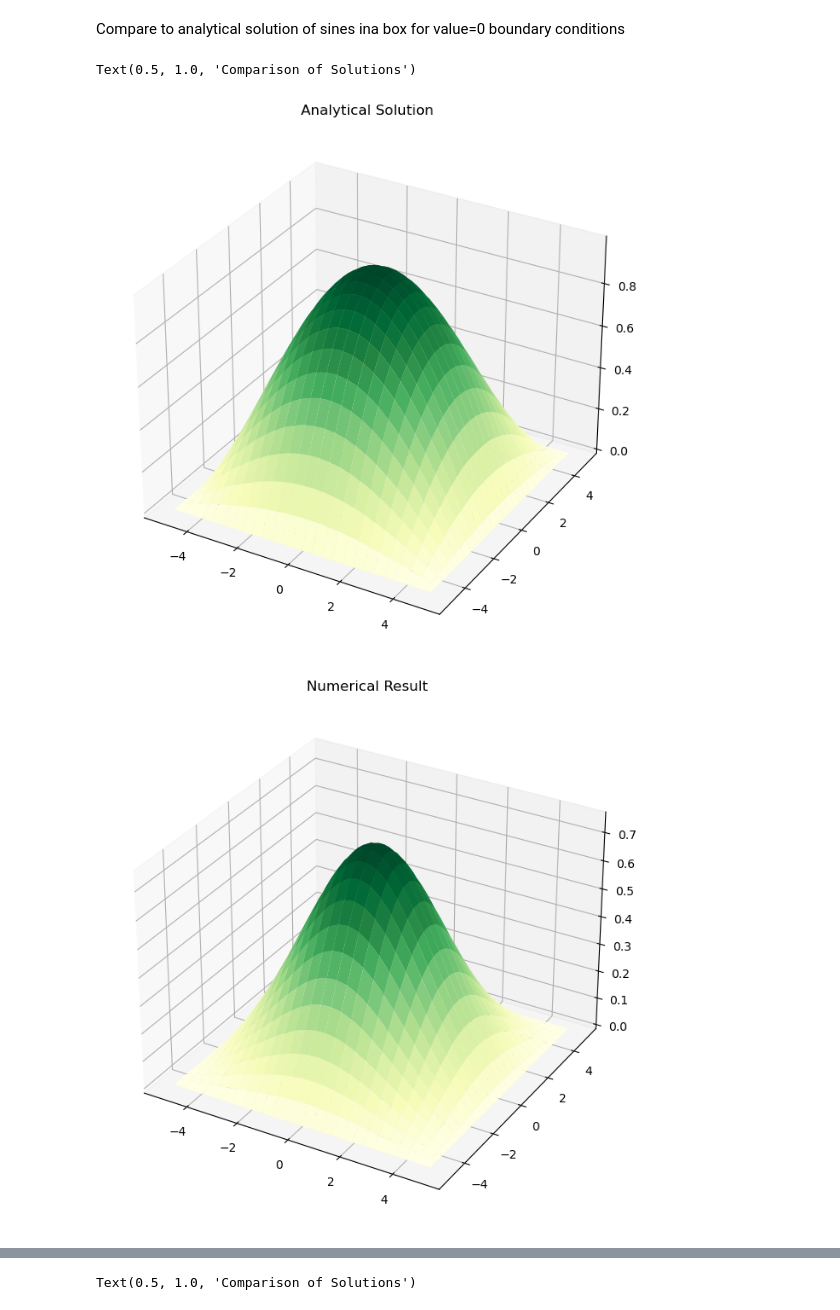
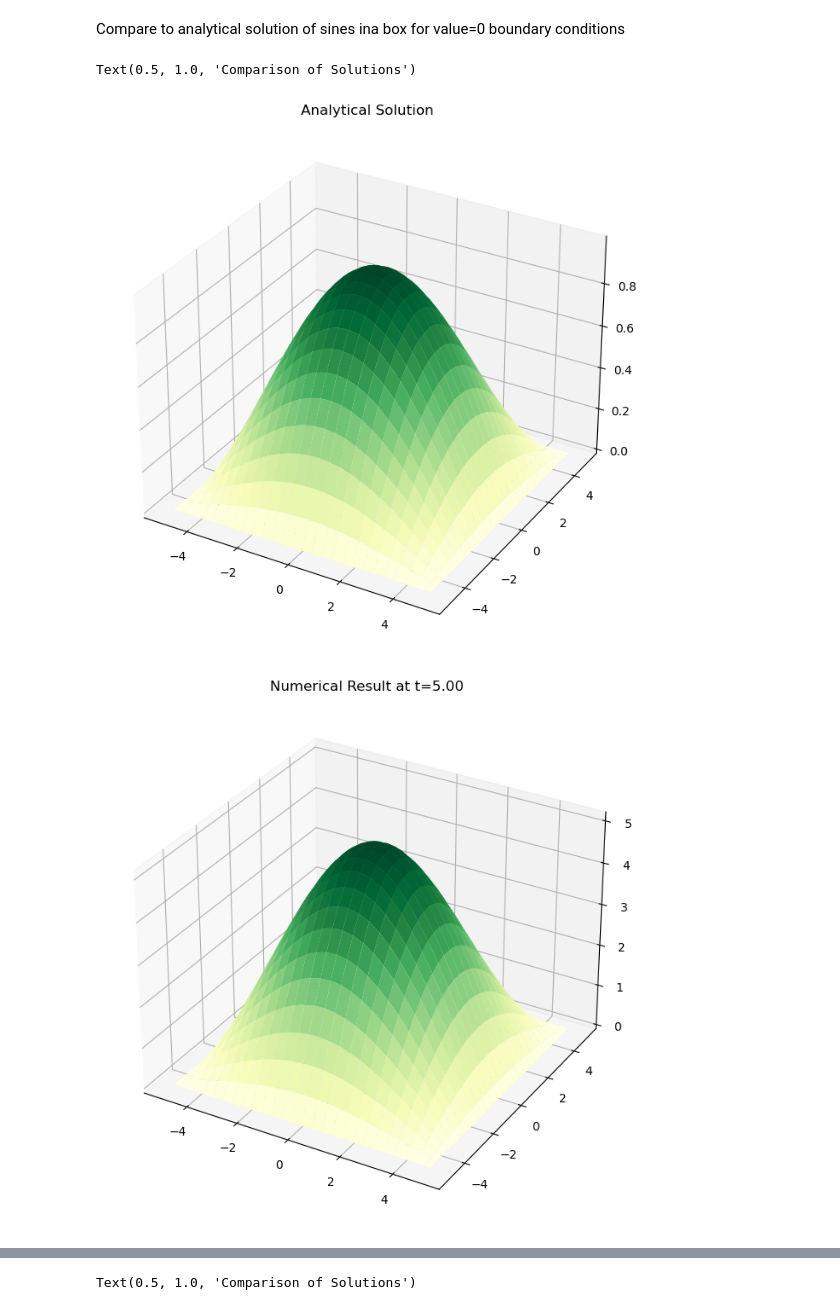
Before and after one commit to LordofDorknes/ProfHurst_PHYS240_Sp23, a Jupyter notebook: Newby/Project/Newby_Robin_Neutron_Diffusion.ipynb, the cells around one changed output, grey strips where cells are left out. Drawn from its saved outputs; the diff is of its cells as text; code cells hidden in the pictures.

```diff
--- a/Newby/Project/Newby_Robin_Neutron_Diffusion.ipynb
+++ b/Newby/Project/Newby_Robin_Neutron_Diffusion.ipynb
@@ -201,46 +205,54 @@ if save_anim and (N < 75) and (not os.path.isfile(anim_name)):
 # %% [markdown]
 Compare to analytical solution of sines ina box for value=0 boundary conditions
 # %%
-def analytic_soln(x,y):
+def analytic_soln(x,y,j_x=1,j_y=1):
     k=np.pi/L
-    A=np.cos(k*x)*np.cos(k*y)
+    A=np.cos(k*x*(2*j_x-1))*np.cos(k*y*(2*j_y-1) )
     return A
+
+
+sampleTime=5
+
+t_slice_index=np.argmin(np.abs(t-sampleTime))
+
+timeslice=t[t_slice_index]
+
 xp, yp = np.meshgrid(x, y)
 solut=analytic_soln(xp,yp)
 
 fig = plt.figure(figsize=(12,8))
 ax = fig.add_subplot(projection='3d')
 
 curve_soln=ax.plot_surface(xp, yp, solut, rstride=2, cstride=2, cmap='YlGn')
 plt.title('Analytical Solution')
 
 fig = plt.figure(figsize=(12,8))
 ax = fig.add_subplot(projection='3d')
-curve_exper=ax.plot_surface(xp, yp, evolution[:,:,500], rstride=2, cstride=2, cmap='YlGn')
-plt.title('Numerical Result')
+curve_exper=ax.plot_surface(xp, yp, evolution[:,:,t_slice_index], rstride=2, cstride=2, cmap='YlGn')
+plt.title(f'Numerical Result at t={timeslice:.2f}')
 
 
 
 fig = plt.figure(figsize=(12,8))
 ax = fig.add_subplot()
 curve_soln2=ax.plot(x,solut[:,(Ny+2)//2],label='Cosine solution')
 
 
 timestep_of_graph=500
 for graphtime in range(6):
     timestep_of_graph=int(graphtime//tau)
     norm_factor=np.max(evolution[:,(Ny+2)//2,timestep_of_graph])
     offset=0
     normed_offseted_soln=(evolution[:,(Ny+2)//2,timestep_of_graph]-offset)/norm_factor
 
     curve_exper2=ax.plot(x,normed_offseted_soln,label=f'{schemeName} Normalized Solution, t={t[timestep_of_graph]:.1f}',linestyle='--')
 
 plt.legend()
 plt.title(f'Comparison of Solutions')
 # %% [output]
 Text(0.5, 1.0, 'Comparison of Solutions')
 [figure]
-[figure, old version]
+[figure, new version]
 [figure]
 # %% [markdown]
 Thank god this thing DOES look like what I expect for the analytical solution.
```
Also changed, not shown: parts of 4 cells of this notebook.
